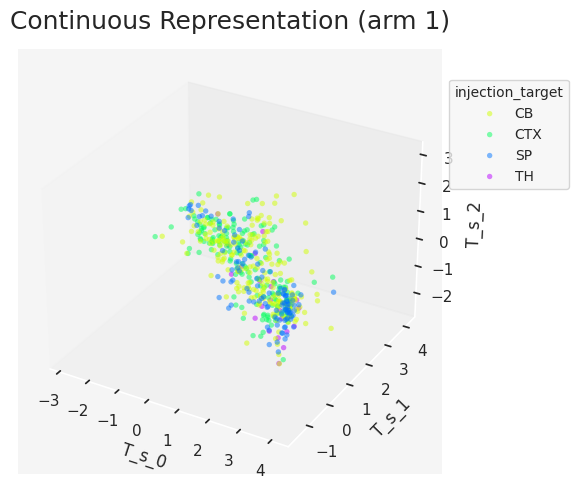
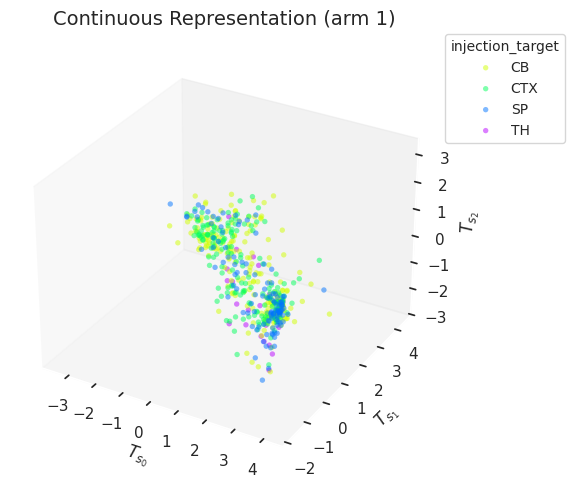
Code edit (unified diff) that turned the first committed figure into the second:
--- before
+++ after
@@ -17,5 +17,5 @@
 
     sns.set_theme()
-    sns.set(rc={'axes.facecolor':'whitesmoke'})
+    sns.set(rc={'axes.facecolor':'white'})
     
     if mixvae.state_dim < 3:
@@ -36,14 +36,15 @@
                         outcome['state_mu'][arm][indices, 2],
                         color=clr, edgecolor='none', s=m_size, alpha=alp, label=lbl)
-        axs.set_xlabel(f'T_s_{0}')
-        axs.set_ylabel(f'T_s_{1}')
-        axs.set_zlabel(f'T_s_{2}')
+        axs.set_xlabel(r'$T_{s_0}$')
+        axs.set_ylabel(r'$T_{s_1}$')
+        axs.set_zlabel(r'$T_{s_2}$')
         
 
-    axs.set_title(f'Continuous Representation (arm {arm+1})', fontsize=18, pad=15)
+    axs.set_title(f'Continuous Representation (arm {arm+1})', fontsize=14, pad=15)
     axs.grid(False)
     # place legend outside of plot
-    axs.legend(loc='center left', bbox_to_anchor=(1, .8), fontsize=10, title=factor, title_fontsize=10)
+    axs.legend(loc='center left', bbox_to_anchor=(1, .9), fontsize=10, title=factor, title_fontsize=10)
     fig.tight_layout()
+    # axs.view_init(elev=40, azim=40)
     plt.savefig(selected_model_file + f'/state_mu_K_{model_order}_arm_{arm}.png', dpi=600)
     plt.show()

Commit: Update - notebooks for single platform